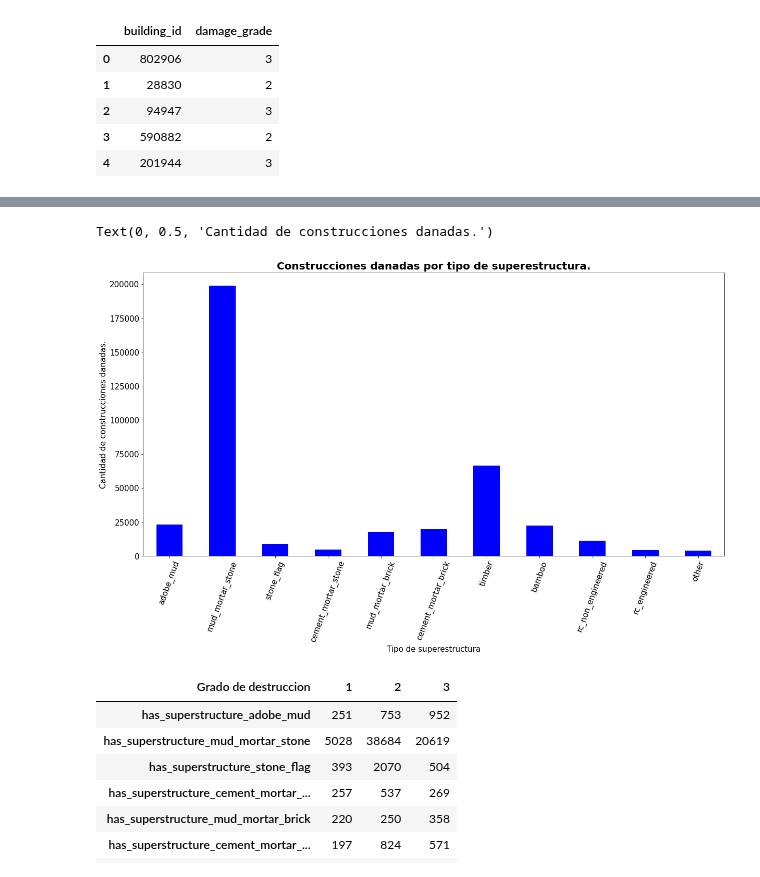
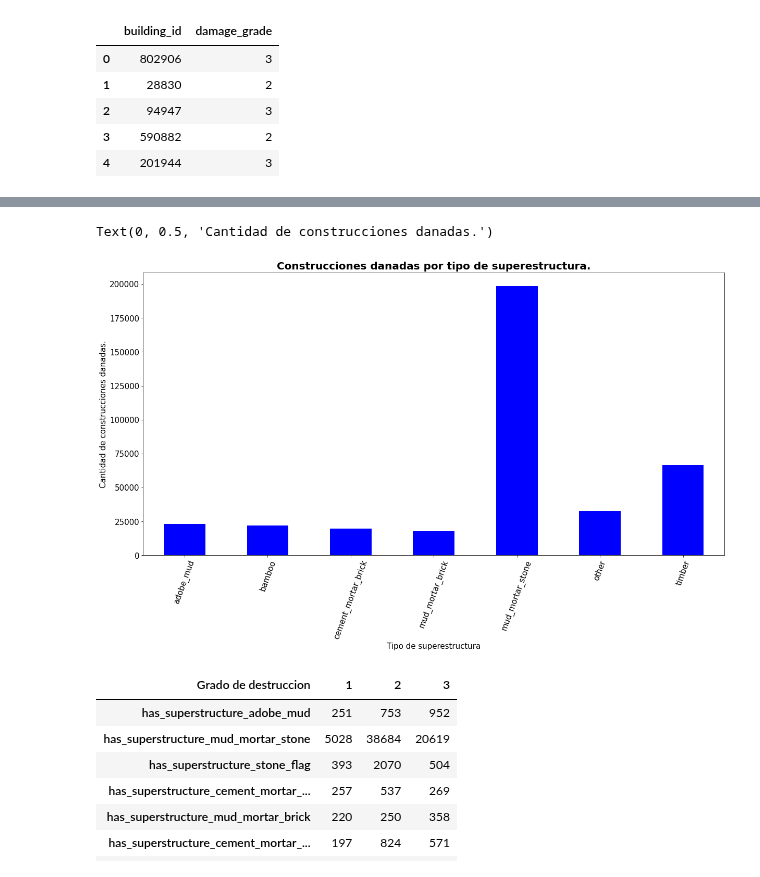
Before and after one commit to joaquinfontela/OrganizacionDeDatos-TP1, a Jupyter notebook: src/Superstructures.ipynb, the cells around one changed output, grey strips where cells are left out. Drawn from its saved outputs; the diff is of its cells as text; code cells hidden in the pictures.

```diff
--- a/src/Superstructures.ipynb
+++ b/src/Superstructures.ipynb
@@ -40,22 +40,26 @@ values_supers = values.iloc[:, 15:26]
 # %%
 supers_sum = values_supers.sum()
 supers_sum.index = [ind[19:] for ind in supers_sum.index]
+supers_sum.index = [
+    ('other' if ind in ['stone_flag', 'cement_mortar_stone', 'rc_engineered', 'rc_non_engineered' ,'other'] else ind) for ind in supers_sum.index]
+supers_sum = supers_sum.to_frame().reset_index().iloc[:11].groupby('index')[0].sum()
+
 supers_sum.plot(\
     kind="bar",\
     figsize=(20,10),\
     title = "Construcciones danadas por tipo de superestructura.",\
     xlabel = "Tipo de superestructura",\
     ylabel = "Cantidad de construcciones danadas.",\
     color = "blue",\
     rot = 70,\
     fontsize = 15)
 plt.title("Construcciones danadas por tipo de superestructura.",\
           fontsize =20, fontweight = 'bold')
 plt.xlabel("Tipo de superestructura", fontsize=15)
 plt.ylabel("Cantidad de construcciones danadas.", fontsize=15)
 # %% [output]
 Text(0, 0.5, 'Cantidad de construcciones danadas.')
-[figure, old version]
+[figure, new version]
 # %%
 values = values.iloc[:, 1]
 values_supers["building_id"] = values
```
Also changed, not shown: parts of 1 cell of this notebook, 2 other files.
